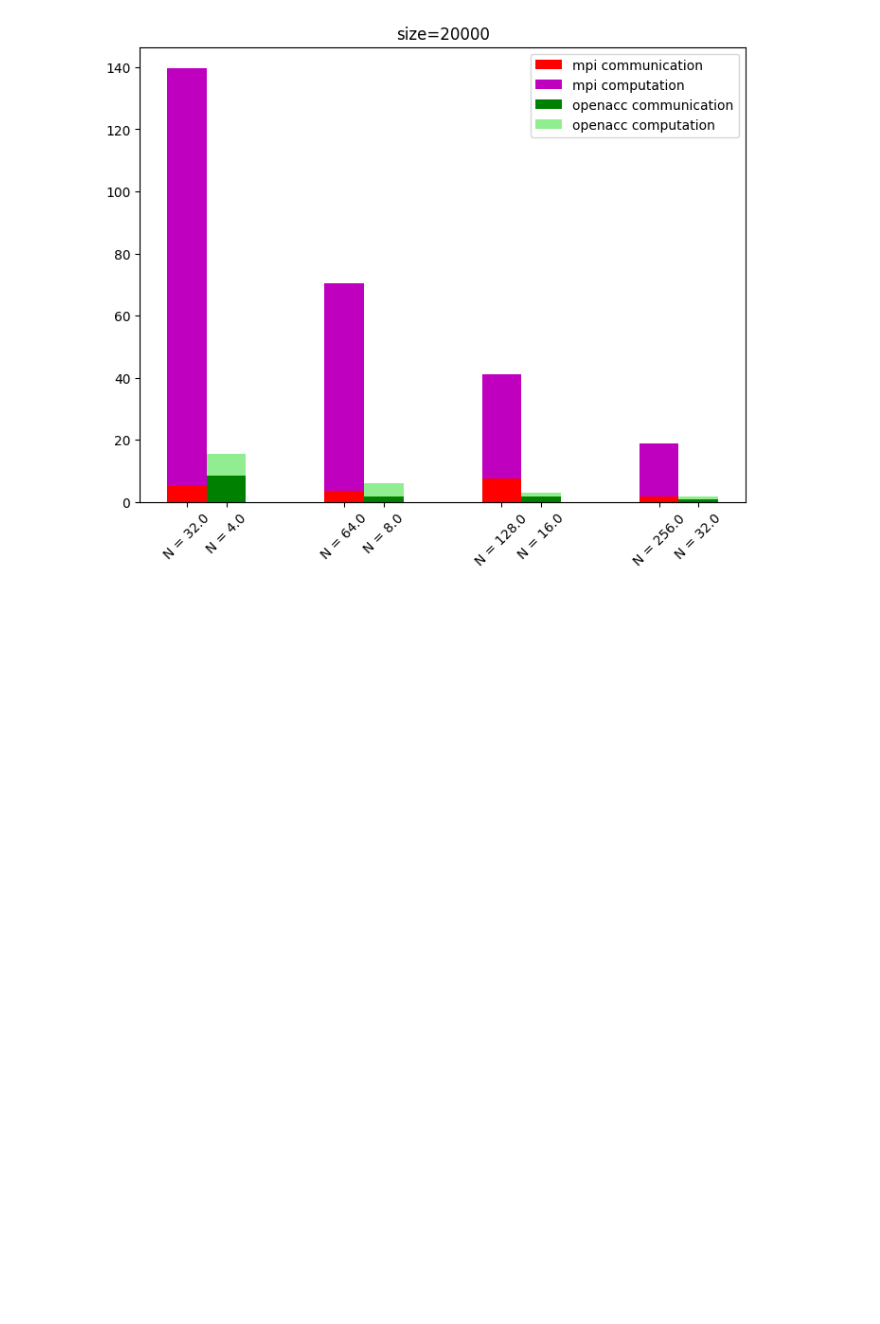
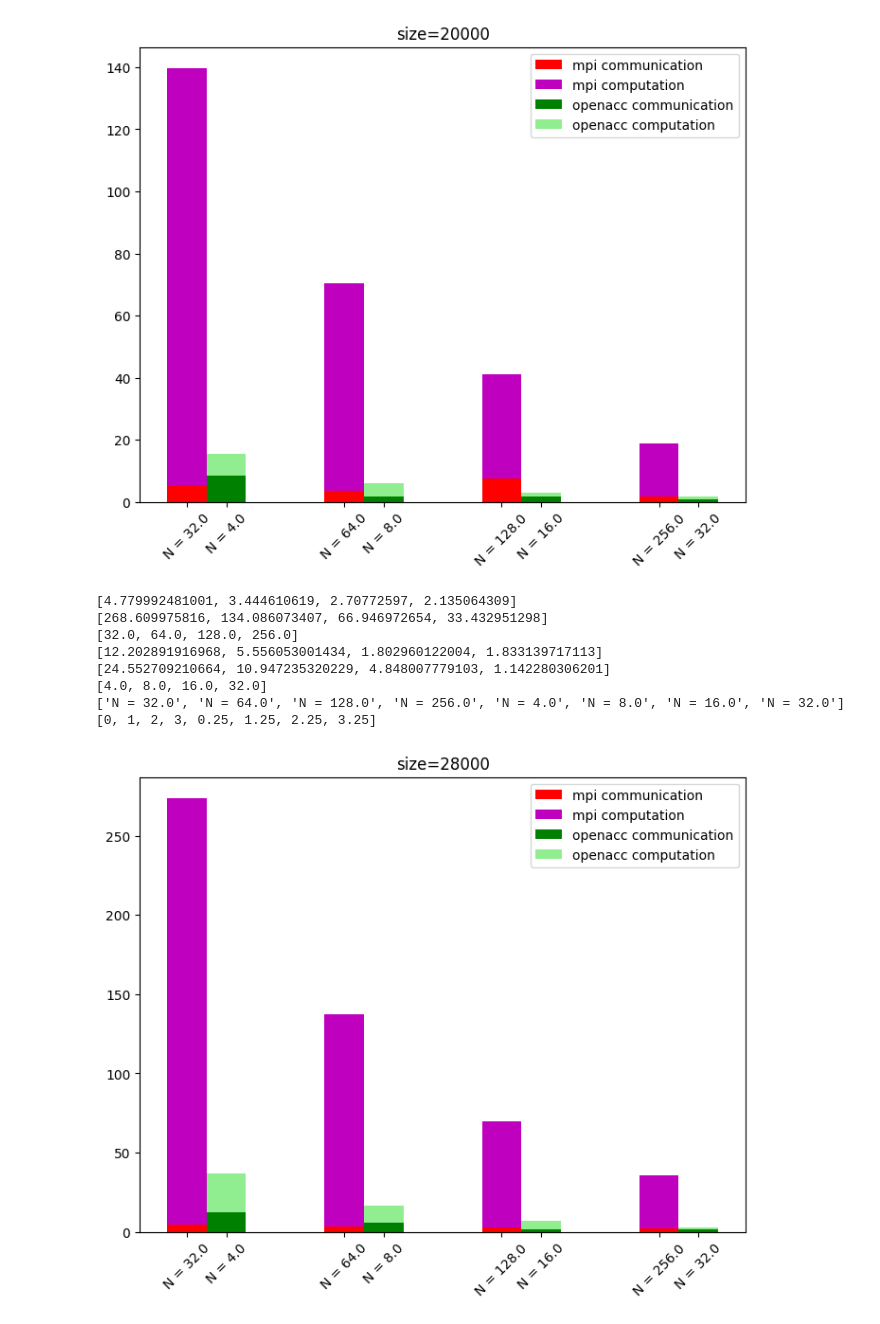
Before and after one commit to RodTol/HPC_part_2, a Jupyter notebook: jacobi_exercise/notebook.ipynb, the cells around one changed output. Saved outputs shown, nothing was run; the diff lists cells and outputs as text; code cells hidden in the pictures; blank space fills up the shorter version.

```diff
--- a/jacobi_exercise/notebook.ipynb
+++ b/jacobi_exercise/notebook.ipynb
@@ -51,5 +85,5 @@ for i in data_frames:
 # %%
-def plot(df_array):
+def plot(df_array, target):
 
     comm_time_mpi = []
     compute_time_mpi = []
@@ -58,7 +92,6 @@ def plot(df_array):
     compute_time_openacc = []
     name_openacc = []
 
-    target='20000'
     for i in range(len(df_array[0]["comm_time"])):
         if df_array[0]["size"][i]==target:
             comm_time_mpi.append(df_array[0]["comm_time"][i])
@@ -102,11 +135,11 @@ def plot(df_array):
 
     ax.legend(labels=['mpi communication', 'mpi computation', 'openacc communication',  'openacc computation'])
     plt.xticks(fontsize=10, rotation=45)
-    plt.title('size=20000')
+    plt.title('size=' + target)
     plt.show()
 
 
-plot(data_frames)
+plot(data_frames, '20000')
 # %% [output]
 [5.025078917, 3.40545974, 7.508456484, 1.829346472]
 [134.501257499, 67.110289031, 33.614052083, 16.832216095]
@@ -117,3 +150,15 @@ plot(data_frames)
 ['N = 32.0', 'N = 64.0', 'N = 128.0', 'N = 256.0', 'N = 4.0', 'N = 8.0', 'N = 16.0', 'N = 32.0']
 [0, 1, 2, 3, 0.25, 1.25, 2.25, 3.25]
 [figure]
+# %%
+plot(data_frames, '28000')
+# %% [output]
+[4.779992481001, 3.444610619, 2.70772597, 2.135064309]
+[268.609975816, 134.086073407, 66.946972654, 33.432951298]
+[32.0, 64.0, 128.0, 256.0]
+[12.202891916968, 5.556053001434, 1.802960122004, 1.833139717113]
+[24.552709210664, 10.947235320229, 4.848007779103, 1.142280306201]
+[4.0, 8.0, 16.0, 32.0]
+['N = 32.0', 'N = 64.0', 'N = 128.0', 'N = 256.0', 'N = 4.0', 'N = 8.0', 'N = 16.0', 'N = 32.0']
+[0, 1, 2, 3, 0.25, 1.25, 2.25, 3.25]
+[figure, added]
```
Also changed, not shown: parts of 1 cell of this notebook, 3 other files.
